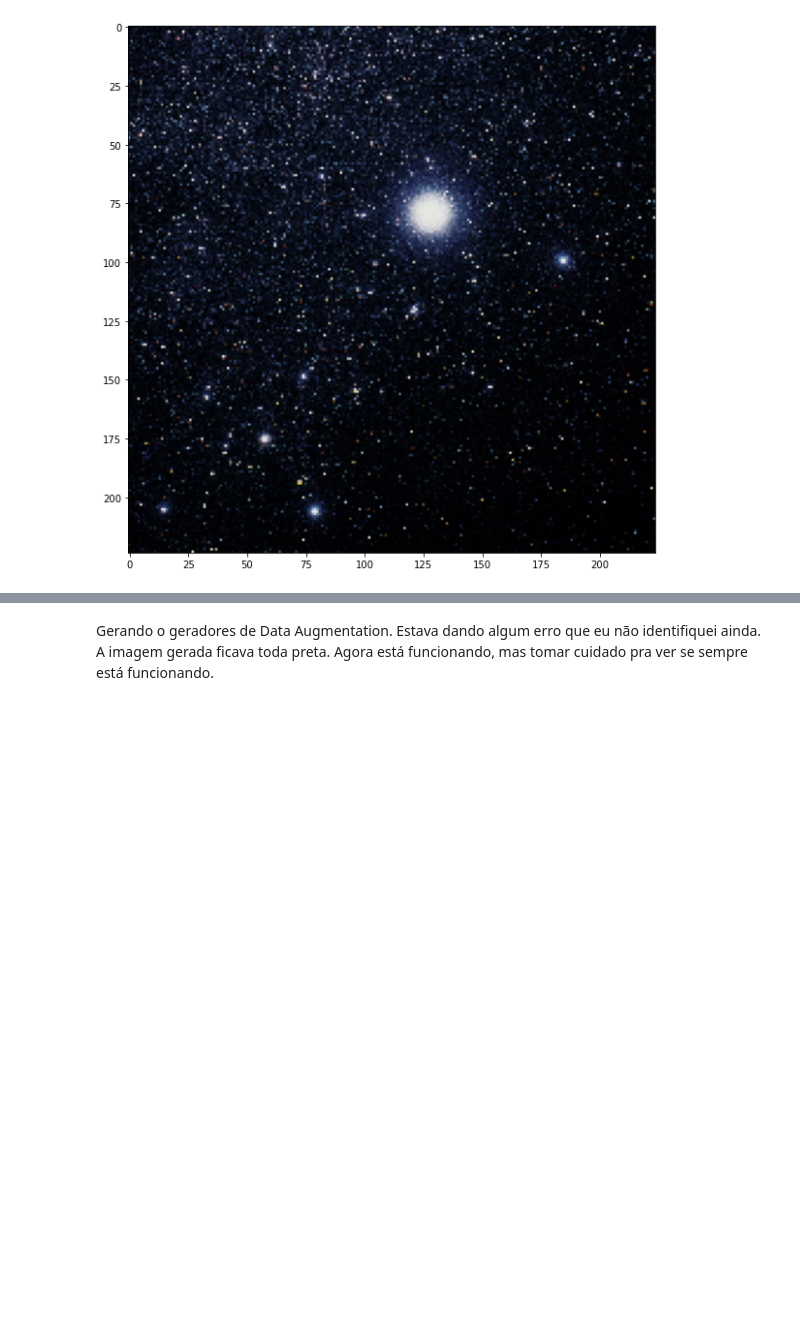
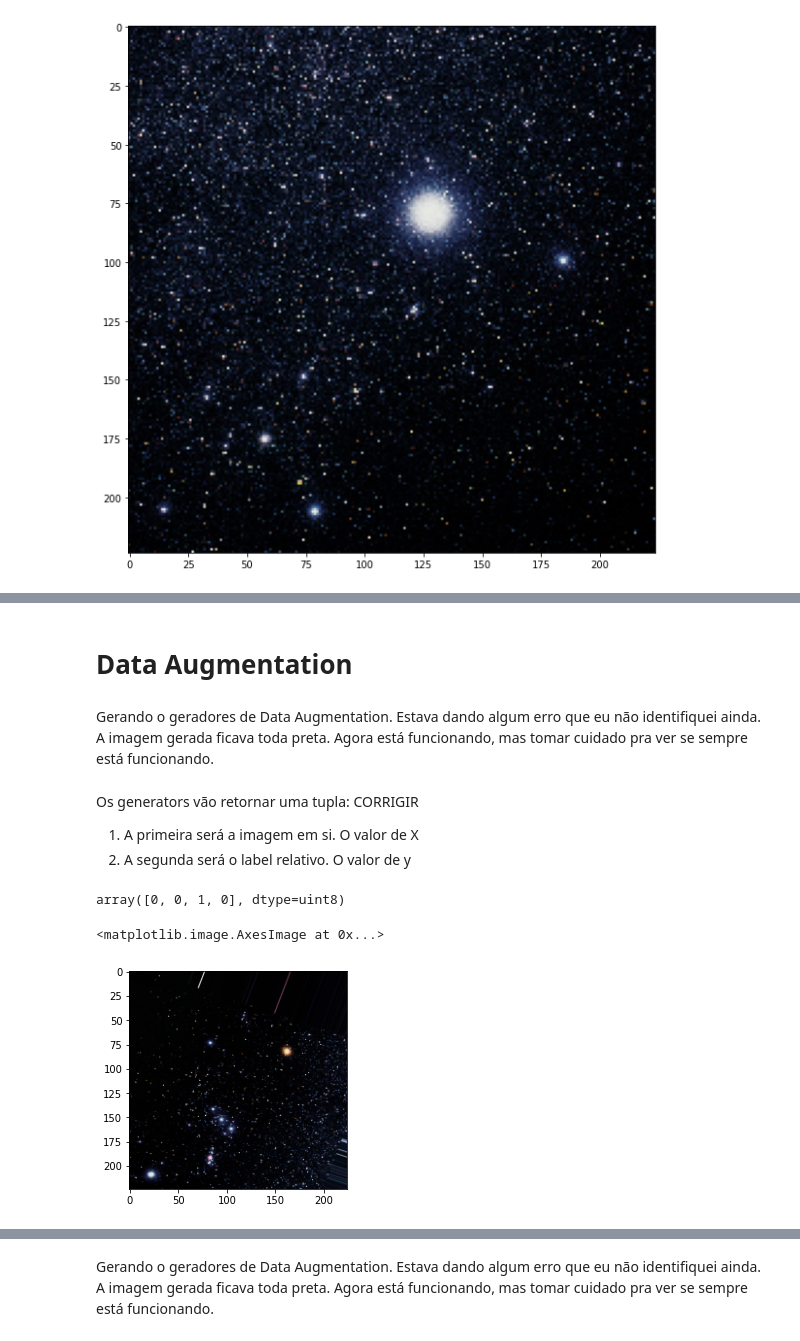
Before and after one commit to garaujo94/tcc-bi-master, a Jupyter notebook: TCC.ipynb, the cells around one changed output, grey strips where cells are left out. Saved outputs shown, nothing was run; the diff lists cells and outputs as text; code cells hidden in the pictures; blank space fills up the shorter version.

```diff
--- a/TCC.ipynb
+++ b/TCC.ipynb
@@ -139,0 +190,15 @@ orion
+# %% [markdown]
+# Data Augmentation
+# %% [markdown]
+Gerando o geradores de Data Augmentation. Estava dando algum erro que eu não identifiquei ainda. A imagem gerada ficava toda preta. Agora está funcionando, mas tomar cuidado pra ver se sempre está funcionando.
+# %%
+#Data Augmentation
+trainDataGen = ImageDataGenerator(
+ rotation_range=30, zoom_range=0.2, width_shift_range=0.2, height_shift_range = 0.2,featurewise_center=True,
+    featurewise_std_normalization=True, horizontal_flip=True
+)
+
+testDataGen = ImageDataGenerator(
+ rotation_range=30, zoom_range=0.2, width_shift_range=0.2, height_shift_range = 0.2,featurewise_center=True,
+    featurewise_std_normalization=True, horizontal_flip=True
+)
@@ -139,0 +208,10 @@ orion
+# %%
+batch_size = 16
+
+train_generator = trainDataGen.flow(X_train, np.array(pd.get_dummies(y_train)),
+                                     batch_size=batch_size,
+                                     shuffle=True)
+
+test_generator = testDataGen.flow(X_test, np.array(pd.get_dummies(y_test)),
+                                     batch_size=batch_size,
+                                    shuffle=True)
@@ -139,0 +228,15 @@ orion
+# %% [markdown]
+Os generators vão retornar uma tupla: CORRIGIR
+1. A primeira será a imagem em si. O valor de X
+2. A segunda será o label relativo. O valor de y
+# %%
+x, y = train_generator.__next__()
+# %%
+y[0]
+# %% [output]
+array([0, 0, 1, 0], dtype=uint8)
+# %%
+plt.imshow(x[0])
+# %% [output]
+<matplotlib.image.AxesImage at 0x...>
+[figure, added]
```
Also changed, not shown: parts of 131 cells of this notebook.
